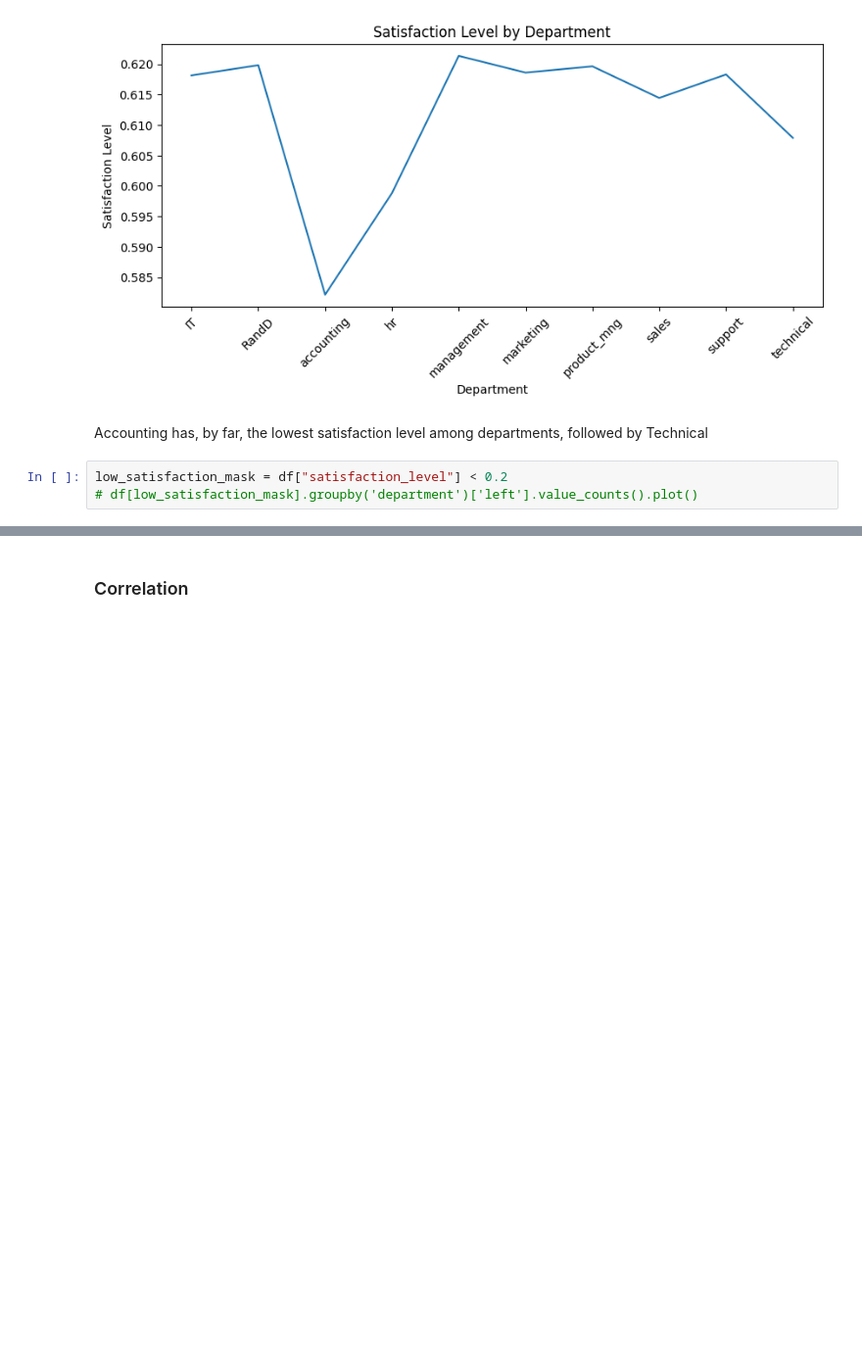
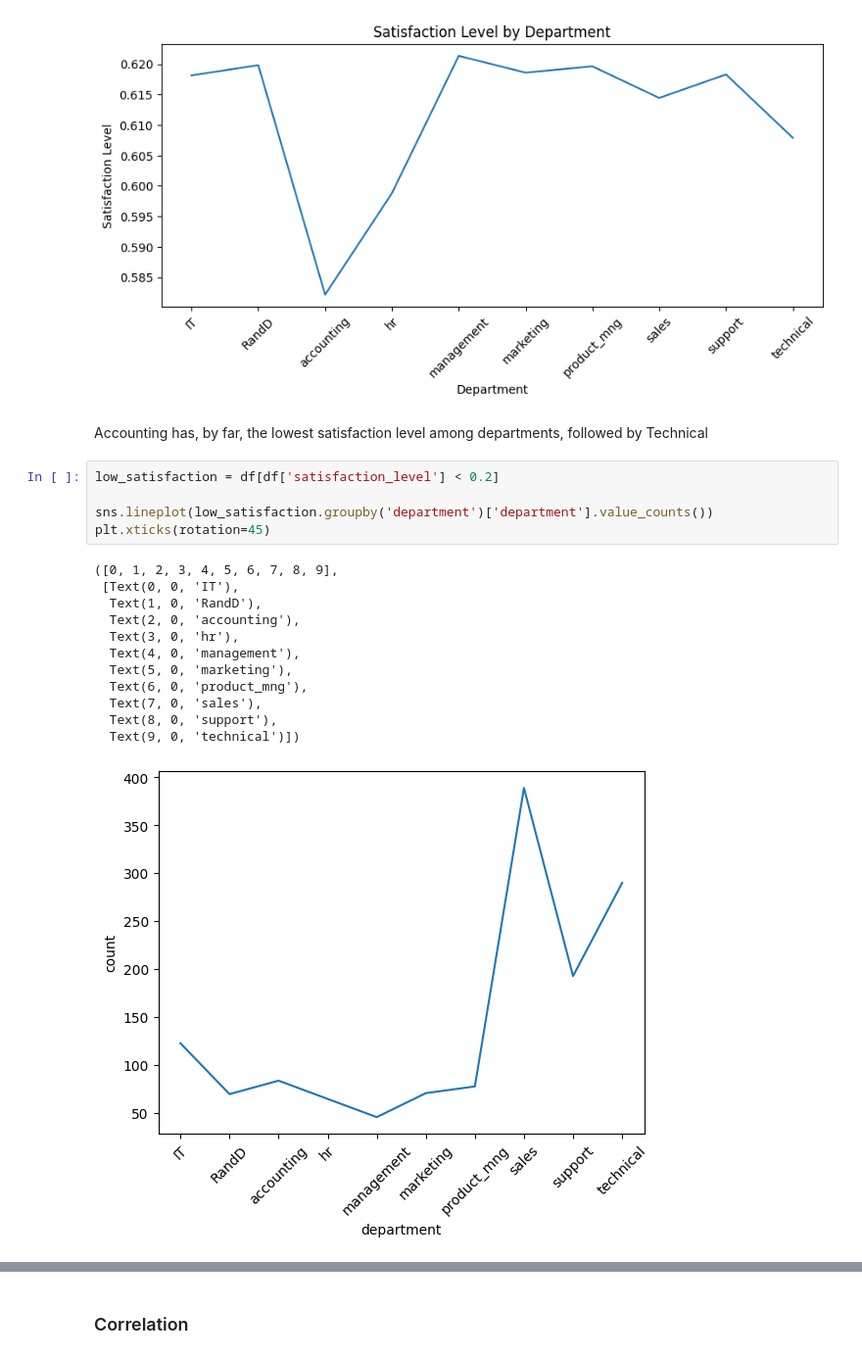
Before and after one commit to kitsbits/aiml, a Jupyter notebook: ml-core/project/ml_project.ipynb, the cells around one changed output, grey strips where cells are left out. Shown at 98% size. Drawn from its saved outputs; the diff is of its cells as text; blank space fills up the shorter version.

```diff
--- a/ml-core/project/ml_project.ipynb
+++ b/ml-core/project/ml_project.ipynb
@@ -167,5 +167,20 @@ plt.xticks(rotation=45)
 # %% [markdown]
 Accounting has, by far, the lowest satisfaction level among departments, followed by Technical
 # %%
-low_satisfaction_mask = df["satisfaction_level"] < 0.2
-# df[low_satisfaction_mask].groupby('department')['left'].value_counts().plot()
+low_satisfaction = df[df['satisfaction_level'] < 0.2]
+
+sns.lineplot(low_satisfaction.groupby('department')['department'].value_counts())
+plt.xticks(rotation=45)
+# %% [output]
+([0, 1, 2, 3, 4, 5, 6, 7, 8, 9],
+ [Text(0, 0, 'IT'),
+  Text(1, 0, 'RandD'),
+  Text(2, 0, 'accounting'),
+  Text(3, 0, 'hr'),
+  Text(4, 0, 'management'),
+  Text(5, 0, 'marketing'),
+  Text(6, 0, 'product_mng'),
+  Text(7, 0, 'sales'),
+  Text(8, 0, 'support'),
+  Text(9, 0, 'technical')])
+[figure, added]
```
Also changed, not shown: parts of 39 cells of this notebook, 1 other file.
